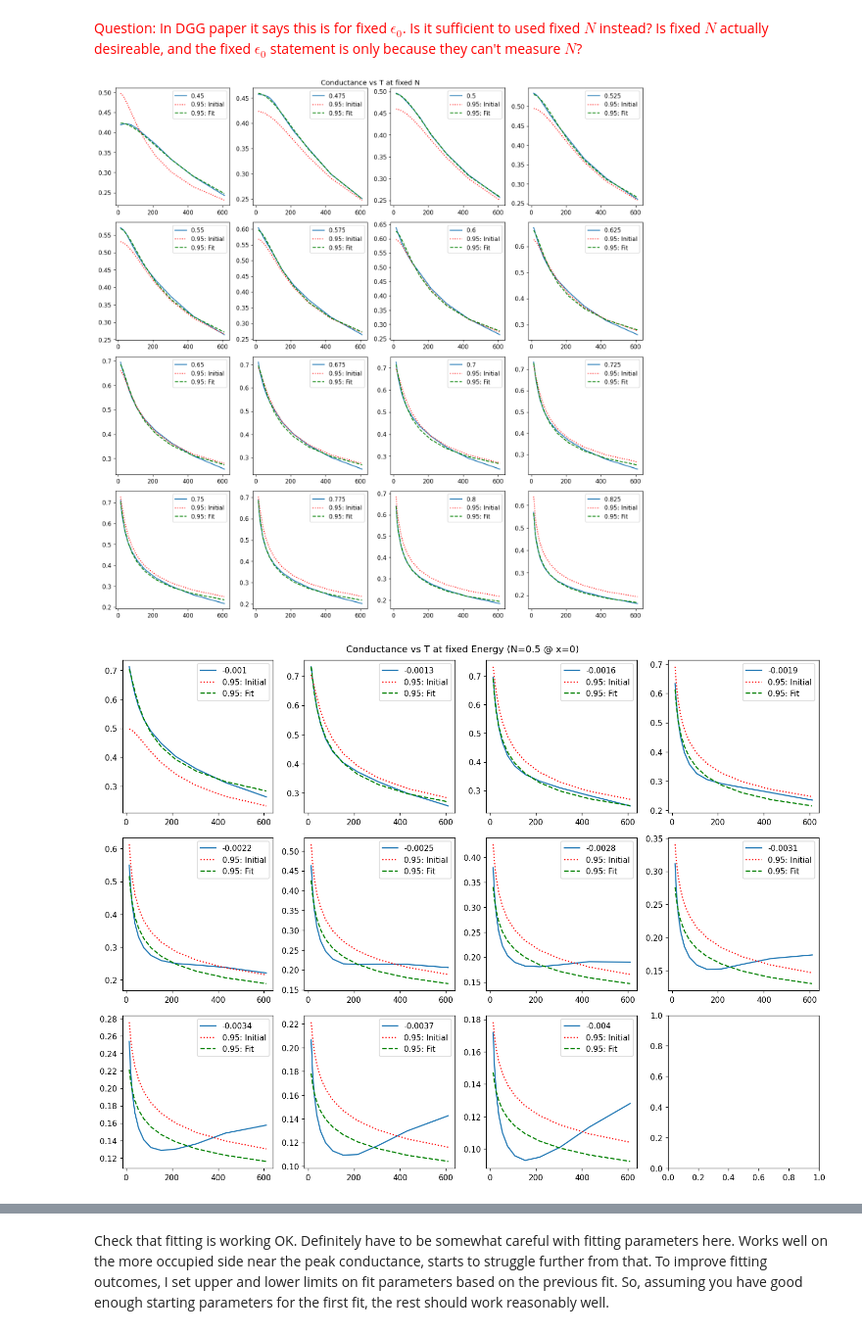
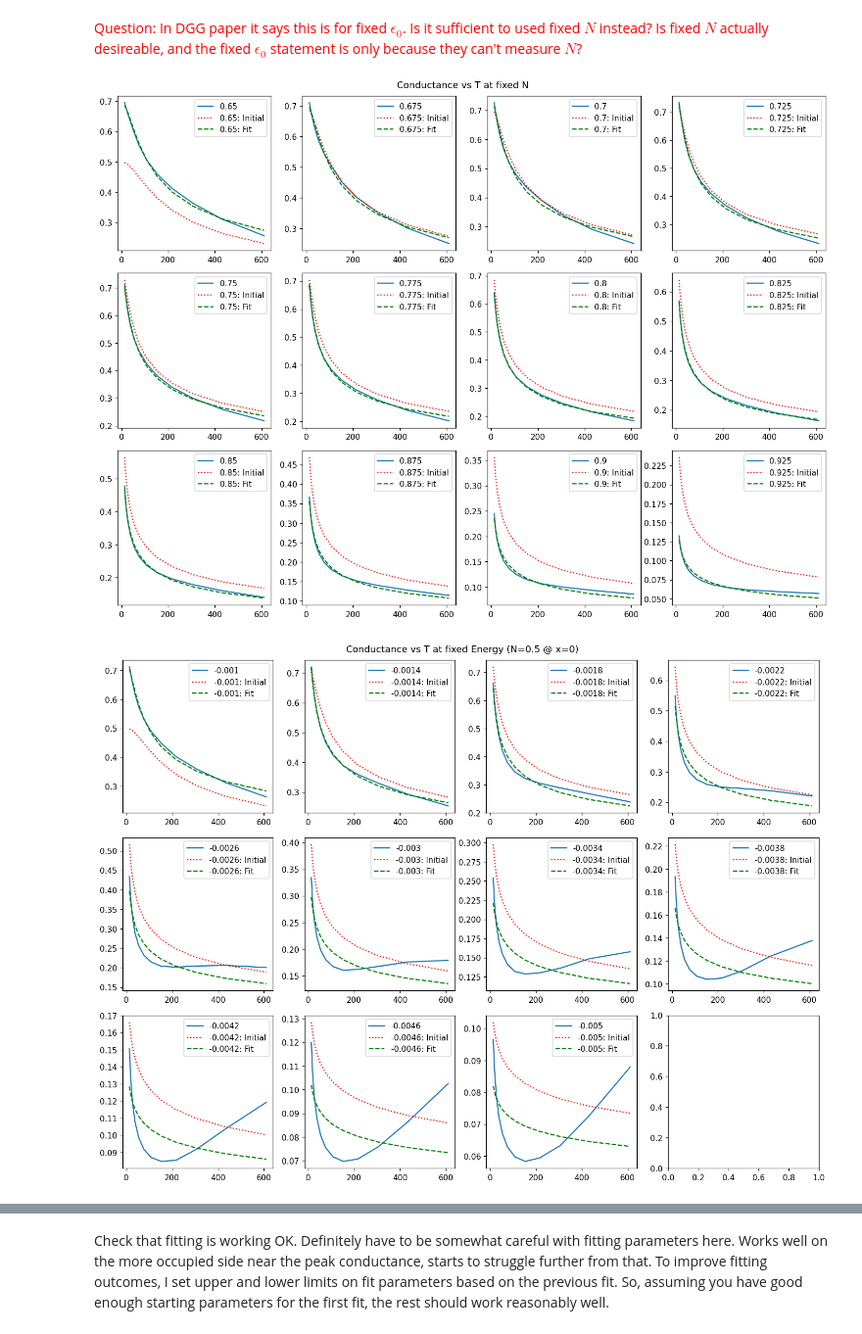
Before and after one commit to TimChild/EntropyAnalysis, a Jupyter notebook: kondo_conductance_and_dndt.ipynb, the cells around one changed output, grey strips where cells are left out. Shown at 98% size. Saved outputs shown, nothing was run; the diff lists cells and outputs as text; code cells hidden in the pictures.

Commit message:
updated kondo_conductance_and_dndt

```diff
--- a/kondo_conductance_and_dndt.ipynb
+++ b/kondo_conductance_and_dndt.ipynb
@@ -128,14 +129,11 @@ To make the data more comparable to measurement, where theh absolute energy is n
 occ = nrg_data.occupation[s_,xs_]
 dndt = nrg_data.dndt[s_,xs_]
 cond = nrg_data.conductance[s_,xs_]
-
-# # Move x-axis so Occ closest to 0.5 is at x=0 -- Too simplistic (Occ steps too quickly through 0.5)
-# nhalf_ids = [get_data_index(d, 0.5) for d in occ]
-# x_ns = np.array([x-x[idx] for x, idx in zip(nrg_data.ens[s_,xs_], nhalf_ids)])
+nrg_ens = nrg_data.ens[s_, xs_]
 
 # Use interpolation to find the x_half value then shift ens by that value
 x_ns = []
-for ens, d in zip(nrg_data.ens[s_,xs_], occ):
+for ens, d in zip(nrg_ens, occ):
     interper = interp1d(d, ens, kind='linear')
     x_half = interper(0.5)
     x_ns.append(ens-x_half)
@@ -303,6 +304,9 @@ for i, gt in enumerate(gt_ratios):
 
     ax2.plot(data_occ, data_dndt, label=f'{gt:.3g}')
 
+for ax in ax1s:
+    ax.invert_xaxis()  # Note: Inverts for the twin_ax as well -- This is to put Occ = 1 on RHS
+
 ax2.legend(title='G/T ratio')
 fig1.tight_layout()
 fig2.tight_layout()
@@ -317,30 +321,28 @@ If we can measure $T_K$ like this, it will confirm whether we should be seeing t
 We could repeat this with the CS on/off and see if $T_K$ changes (this might not be a meaningful question).
 # %%
 def get_cond_vs_T(x_axis, cond, x_value: float) -> np.ndarray:
-    """Return conductance at a value based on occupation data"""
+    """Return conductance at an x-axis value"""
     x_axis = np.atleast_2d(x_axis)
     cond = np.atleast_2d(cond)
 
     cond_vs_t = []
     for j, row in enumerate(x_axis):
-        x = np.arange(len(row))
-        x_at_value = interp1d(row, x)(x_value)  # Get x where x_axis=value
-        cond_vs_t.append(interp1d(x, cond[j])(x_at_value))  # Get conductance at x (where x_axis=value)
+        cond_vs_t.append(interp1d(row, cond[j])(x_value))  # Get conductance where x_axis = value
     return np.array(cond_vs_t).squeeze()
 
-fixed_g = 2  # G in Kelvin
+fixed_g = 2  # G in Kelvin  (to make scales easier to compare to measurement)
 fixed_Ns_right = np.arange(0.65, 0.95, 0.025)
 fixed_Ns_left = np.arange(0.65, 0.15, -0.05)
 
 fixed_centered_ens_right = np.linspace(-0.001, -0.005, 11)
 fixed_centered_ens_left = np.linspace(-0.001, 0.005, 11)
 
-fixed_ens_right = np.linspace(-0.0025, -0.005, 11)
-fixed_ens_left = np.linspace(-0.0025, 0.005, 11)
+fixed_ens_right = np.linspace(-0.0030, -0.005, 11)
+fixed_ens_left = np.linspace(-0.0030, 0.005, 11)
 
 fixed_lefts = [fixed_Ns_left, fixed_centered_ens_left, fixed_ens_left]
 fixed_rights = [fixed_Ns_right, fixed_centered_ens_right, fixed_ens_right]
-x_axes = [occ, x_ns, nrg_data.ens[s_, xs_]]
+x_axes = [occ, x_ns, nrg_ens]
 
 all_axs = []
 figs = []
@@ -349,6 +351,7 @@ for _ in range(3):
     figs.append(fig)
     all_axs.append(axs)
 all_axs = np.array(all_axs)
+
 # figs, all_axs = plt.subplots(3, 2, figsize=(8,4))
 figs[0].suptitle('Conductance vs T at fixed N')
 figs[1].suptitle('Conductance vs T at fixed Energy (N=0.5 @ x=0)')
@@ -370,7 +373,6 @@ for k, axs in enumerate(all_axs):
         colors = plt.cm.plasma(np.linspace(0, 1, len(fixed_values)))
         ax = axs[j]
 
-        # print(fixed_values, x_axis)
         for i, value in enumerate(fixed_values):
             cond_vs_T = get_cond_vs_T(x_axis, cond, value)
             leg_prefix = '' if i == 0 or i == len(fixed_values)-1 else '_'  # Only show first and last in legend
@@ -443,14 +444,12 @@ def kondo_conductance_fixed_e0(x, Tk, G0, s):
     Question: In DGG paper it says this is for fixed $\epsilon_0$. Is it sufficient to used fixed $N$ instead? Is fixed $N$ actually desireable, and the fixed $\epsilon_0$ statement is only because they can't measure $N$?
 </span>
 # %%
-fixed_g = 2  # Specify G in Kelvin (just to convert T to units we understand)
-
-fixed_Ns = np.arange(0.45, 0.85, 0.025)
-fixed_centered_ens = np.linspace(-0.001, -0.004, 11)
-fixed_ens = np.linspace(-0.0025, -0.004, 11)
-all_fixed_values = [fixed_Ns, fixed_centered_ens, fixed_ens]
-
-x_axes = [occ, x_ns, nrg_data.ens[s_, xs_]]
+# fixed_Ns = np.arange(0.45, 0.85, 0.025)
+# fixed_centered_ens = np.linspace(-0.001, -0.004, 11)
+# fixed_ens = np.linspace(-0.0025, -0.004, 11)
+# all_fixed_values = [fixed_Ns, fixed_centered_ens, fixed_ens]
+all_fixed_values = [fixed_Ns_right, fixed_centered_ens_right, fixed_ens_right]
+x_axes = [occ, x_ns, nrg_ens]
 
 all_axs = []
 figs = []
@@ -475,34 +474,34 @@ for j, values in enumerate(all_fixed_values):
     x_axis = x_axes[j]
     params = lm.Parameters()
     params.add_many(
         lm.Parameter('Tk', 500, True, 0.05, 2000),
         lm.Parameter('G0', 0.5, True, 0.1, 1),
         lm.Parameter('s', 0.2, True, 0.05, 0.3),
     )
 
     T = ts*1000/(fixed_g*0.001)
     fits = []
     cond_vs_Ts = []
     for i, value in enumerate(values):
         ax = axs[i]
         cond_vs_T = get_cond_vs_T(x_axis, cond, value)
         cond_vs_Ts.append(cond_vs_T)
         ax.plot(T, cond_vs_T, label=f'{value:.3g}') # , marker='x')
         fit = model.fit(cond_vs_T, x=T, params=params)
         fits.append(fit)
         params = copy.copy(fit.params) # use these params for next fit
         for par in params.values():
             par.max = par.value*5
             par.min = par.value*0.2
-        ax.plot(T, fit.init_fit, label=f'{n:.3g}: Initial', color='r', linestyle=':')
-        ax.plot(T, fit.best_fit, label=f'{n:.3g}: Fit', color='g', linestyle='--')
+        ax.plot(T, fit.init_fit, label=f'{value:.3g}: Initial', color='r', linestyle=':')
+        ax.plot(T, fit.best_fit, label=f'{value:.3g}: Fit', color='g', linestyle='--')
         ax.legend()
 
     all_fits.append(fits)
     all_cond_vs_ts.append(cond_vs_Ts)
 
 for fig in figs:
     fig.tight_layout()
 # %% [output]
-[figure, old version]
+[figure, new version]
-[figure, old version]
+[figure, new version]
```
Also changed, not shown: parts of 19 cells of this notebook, 9 other files.
